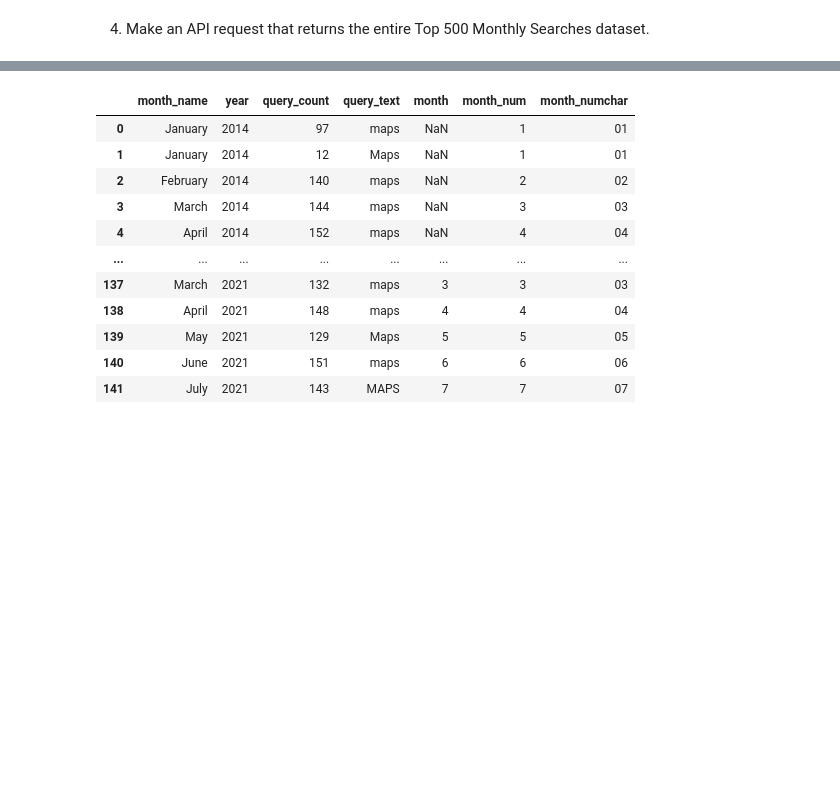
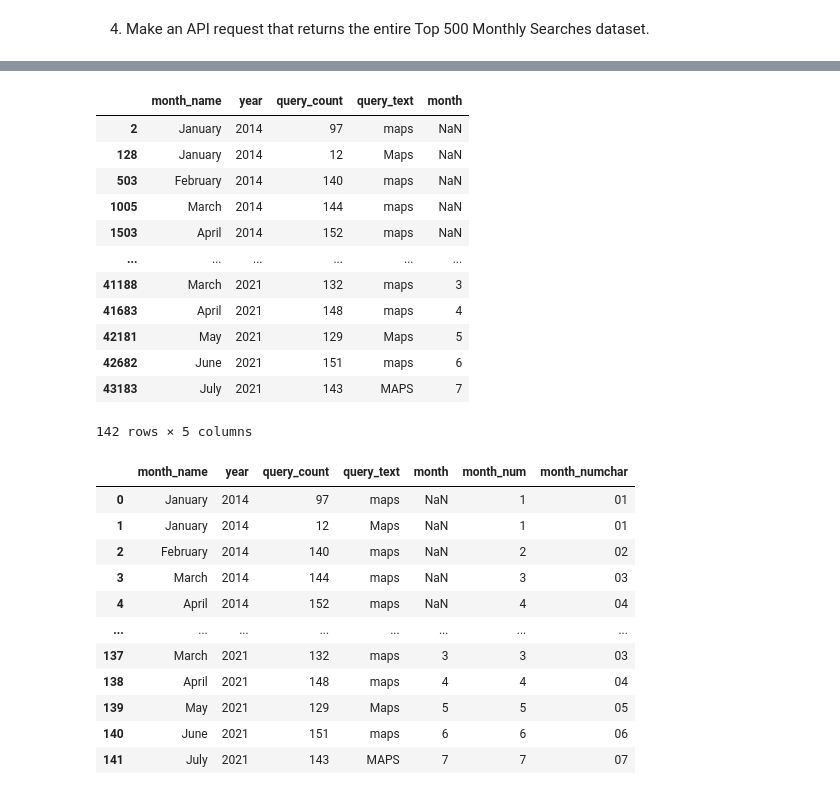
Before and after one commit to NSS-Data-Analytics-Cohort-10/api-HTMIV, a Jupyter notebook: notebooks/APIs.ipynb, the cells around one changed output, grey strips where cells are left out. Cells and saved outputs as stored; diff of their text form; code cells hidden in the pictures; blank space fills up the shorter version.

```diff
--- a/notebooks/APIs.ipynb
+++ b/notebooks/APIs.ipynb
@@ -156,3 +156,20 @@ dataall
+# %%
+MAPALL = dataall.loc[dataall['query_text'].str.upper() =="MAPS"]
+MAPALL
+# %% [output]
+|  | month_name | year | query_count | query_text | month |
+| 2 | January | 2014 | 97 | maps | NaN |
+| 128 | January | 2014 | 12 | Maps | NaN |
+| 503 | February | 2014 | 140 | maps | NaN |
+| 1005 | March | 2014 | 144 | maps | NaN |
+| 1503 | April | 2014 | 152 | maps | NaN |
+| ... | ... | ... | ... | ... | ... |
+| 41188 | March | 2021 | 132 | maps | 3 |
+| 41683 | April | 2021 | 148 | maps | 4 |
+| 42181 | May | 2021 | 129 | Maps | 5 |
+| 42682 | June | 2021 | 151 | maps | 6 |
+| 43183 | July | 2021 | 143 | MAPS | 7 |
+142 rows × 5 columns
 # %%
 ##endpoint = 'https://data.nashville.gov/resource/fuaa-r5cm.json?$where=query_count > 2'
 endpoint4 = 'https://data.nashville.gov/resource/fuaa-r5cm.json?$where=UPPER(query_text) = "MAPS"'
```
Also changed, not shown: parts of 11 cells of this notebook.
